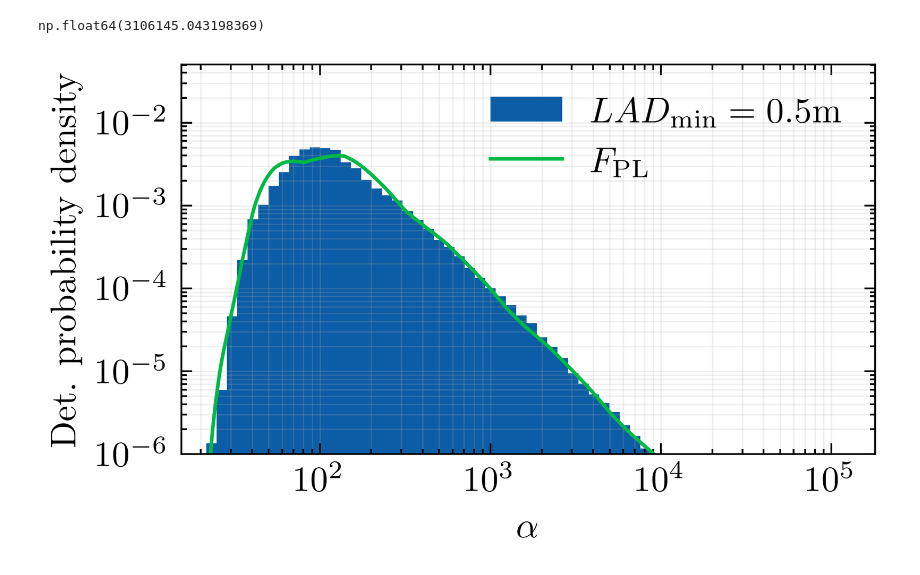
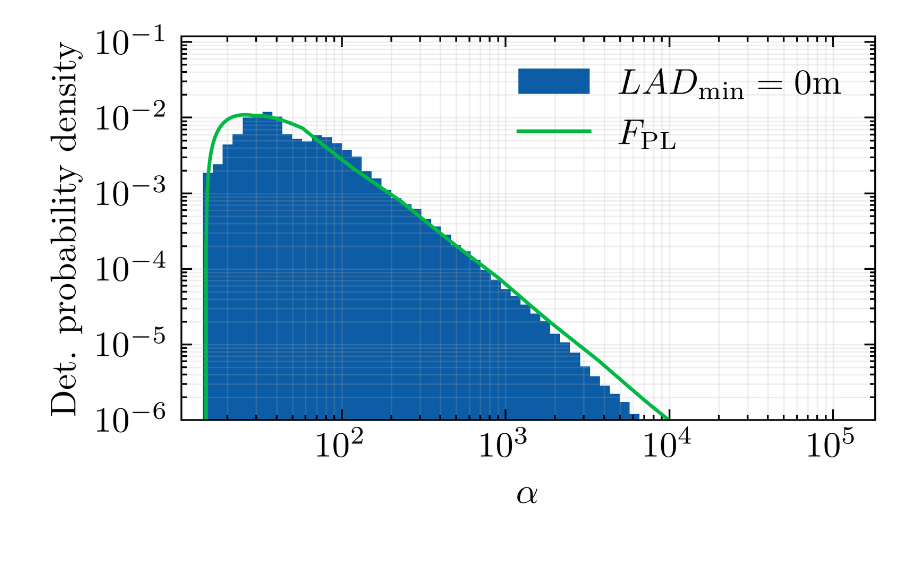
Before and after one commit to Joshua13764/QMAP, a Jupyter notebook: analysis/PSFDCont/workbook_simple_PowerLaw.ipynb, the cells around one changed output. Saved outputs shown, nothing was run; the diff lists cells and outputs as text; code cells hidden in the pictures.

```diff
--- a/analysis/PSFDCont/workbook_simple_PowerLaw.ipynb
+++ b/analysis/PSFDCont/workbook_simple_PowerLaw.ipynb
@@ -29,14 +29,15 @@ dp = DataProductEncyclopedia(
     data_products_path=Path(r"C:\Users\Joshu\OneDrive - Nexus365\AO33\Boulder_database\AO33\.data_products"))
 # %%
 from boulder_statistics.analysis.quick_calculate_PowerLaw import PowerLawFittingFunction
+from boulder_statistics.analysis.sensitivity_model import SensitivityModel
 
-fit = PowerLawFittingFunction(dp, LAD_min=0.5)
+sm = SensitivityModel(dp.db_jaccard_agg)
+fit = PowerLawFittingFunction(dp, LAD_min=0, sensitivity_model = SensitivityModel(dp.db_jaccard_agg))
 # %%
 from statsmodels.base.model import GenericLikelihoodModelResults
 
-
 mle_model: GenericLikelihoodModelResults = fit.MLE_fit(
     optimize_params = PowerLawFitParams(q=1.63, g=1.8),
-    verbose = True
+    verbose = False
 )
 # %% [output]
@@ -70,29 +64,25 @@ par1           2.2985      0.006    394.242      0.000       2.287       2.310
-# %%
-mle_model.bic
-# %% [output]
-np.float64(3106145.043198369)
 # %%
 # 1.6290 0.6006 for LAD min = 2
 alphas_hist = np.geomspace(1, 1e6, 100)
 alphas = np.geomspace(1, 1e6, 1000)
 
 counts, bins, _ = plt.hist(fit.cleaned_data.collect()["alpha"].to_numpy(),
                            alphas_hist, density = True, label = rf"$LAD_{{\text{{min}}}} = {fit.LAD_min}$m")
 
 fit_params = PowerLawFitParams(*mle_model.params)
 # fit_params = PowerLawFitParams(q=1, g=1.8)
-plt.plot(alphas, fit.F_norm(alphas, fit_params), label = r"$F_{\text{PL}}$")
+plt.plot(alphas, fit.F_norm(alphas, fit_params, sm.best_p_function), label = r"$F_{\text{PL}}$")
 
 plt.ylim(1e-6, counts.max() * 10)
 plt.xlim(fit.plot_range[0] * 0.7, fit.plot_range[1] * 0.5)
 plt.xscale("log")
 plt.xlabel(r"$\alpha$")
 plt.yscale("log")
 plt.ylabel("Det. probability density")
 plt.legend()
 plt.grid(which='both', linestyle='-', linewidth=0.4, alpha=0.2)
 plt.tight_layout()
-plt.savefig(f".plots/PL_fit_LAS_gt_{fit.LAD_min}m.png")
+# plt.savefig(f".plots/PL_fit_LAS_gt_{fit.LAD_min}m.png")
 plt.show()
 # %% [output]
-[figure, old version]
+[figure, new version]
```
Also changed, not shown: parts of 2 cells of this notebook, 31 other files.
